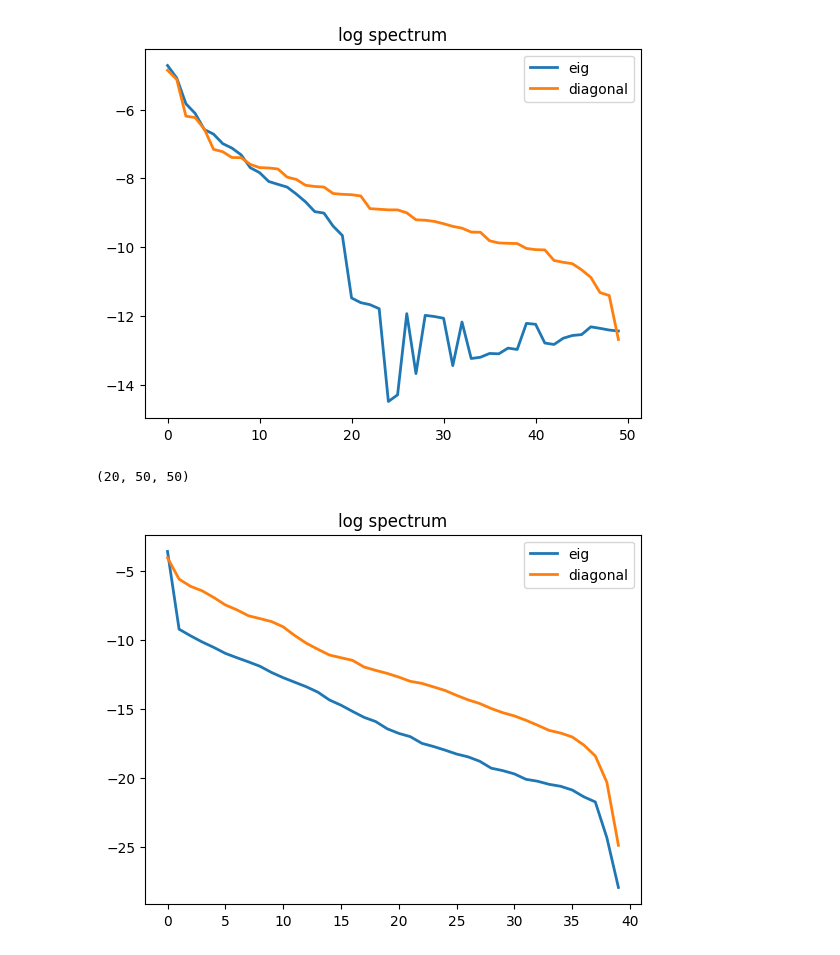
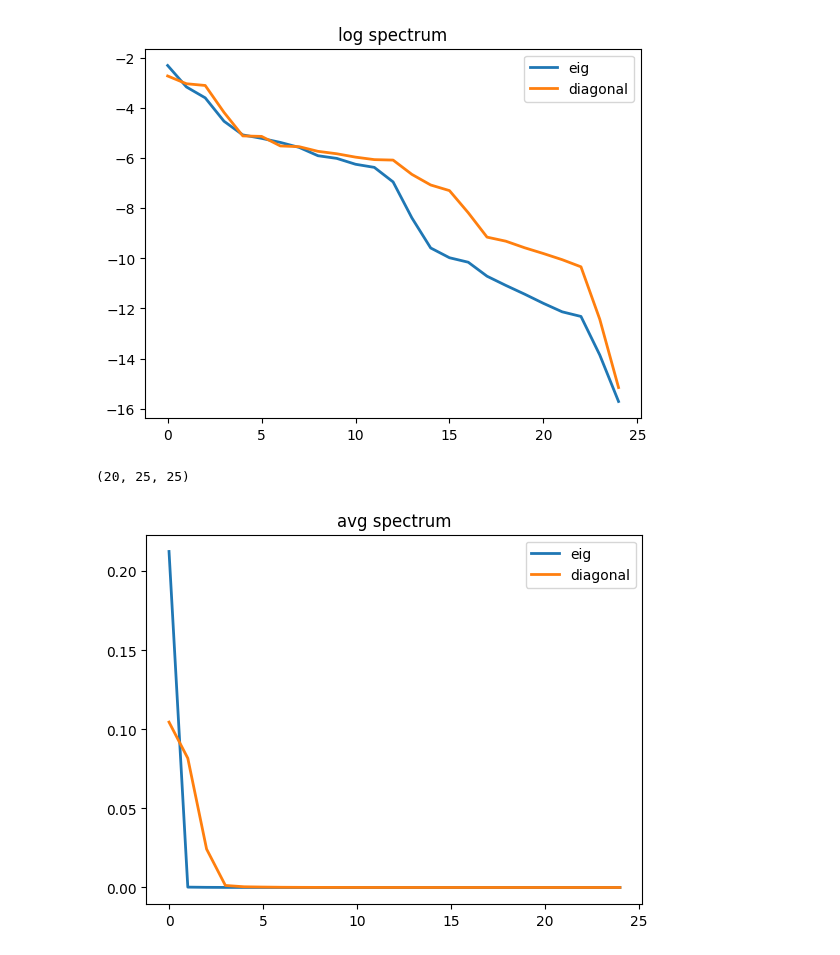
Before and after one commit to Xieyangxinyu/vie, a Jupyter notebook: test.ipynb, the cells around one changed output. Cells and saved outputs as stored; diff of their text form; code cells hidden in the pictures.

```diff
--- a/test.ipynb
+++ b/test.ipynb
@@ -21,10 +21,10 @@ def prepare_training_data(data, n_obs):
   y_test = y_test.to_numpy().reshape(-1, 1).ravel()
   return x_train, y_train, x_test, y_test
 # %%
-dataset_name = 'cat' # @param ['cat', 'cont', 'adult', 'heart', 'mi']
+dataset_name = 'adult' # @param ['cat', 'cont', 'adult', 'heart', 'mi']
 outcome_type = 'matern32' # @param ['linear', 'rbf', 'matern32', 'complex']
 n_obs = 100 # @param [100, 200, 500, 1000]
-dim_in = 50 # @param [25, 50, 100, 200]
+dim_in = 25 # @param [25, 50, 100, 200]
 rep = 7 # @param
 
 data_file = f"{outcome_type}_n{n_obs}_d{dim_in}_i{rep}.csv"
@@ -103,23 +103,21 @@ log_y = jnp.log(y)
 log_y_diag = jnp.log(y_diag)
 plot_spectrum(log_y, log_y_diag, 'log spectrum')
 # %% [output]
-[figure, old version]
+[figure, new version]
 # %%
 H_hat = jnp.mean(H_s, axis = 0)
 H_hat.shape
 # %% [output]
-(20, 50, 50)
+(20, 25, 25)
 # %%
 veig = vmap(jnp.linalg.eig, out_axes=0)
 eigs = veig(H_hat)[0]
 eigs
 vdiag = vmap(jnp.diagonal)
 diags = vdiag(H_hat)
 y = jnp.mean(eigs, axis = 0)
 diags = vmap(jnp.sort)(diags)
 y_diag = jnp.mean(diags, axis = 0)[::-1]
-log_y = jnp.log(y)
-log_y_diag = jnp.log(y_diag)
-plot_spectrum(log_y, log_y_diag, 'log spectrum')
+plot_spectrum(y, y_diag, 'avg spectrum')
 # %% [output]
-[figure, old version]
+[figure, new version]
```
Also changed, not shown: parts of 10 cells of this notebook.
